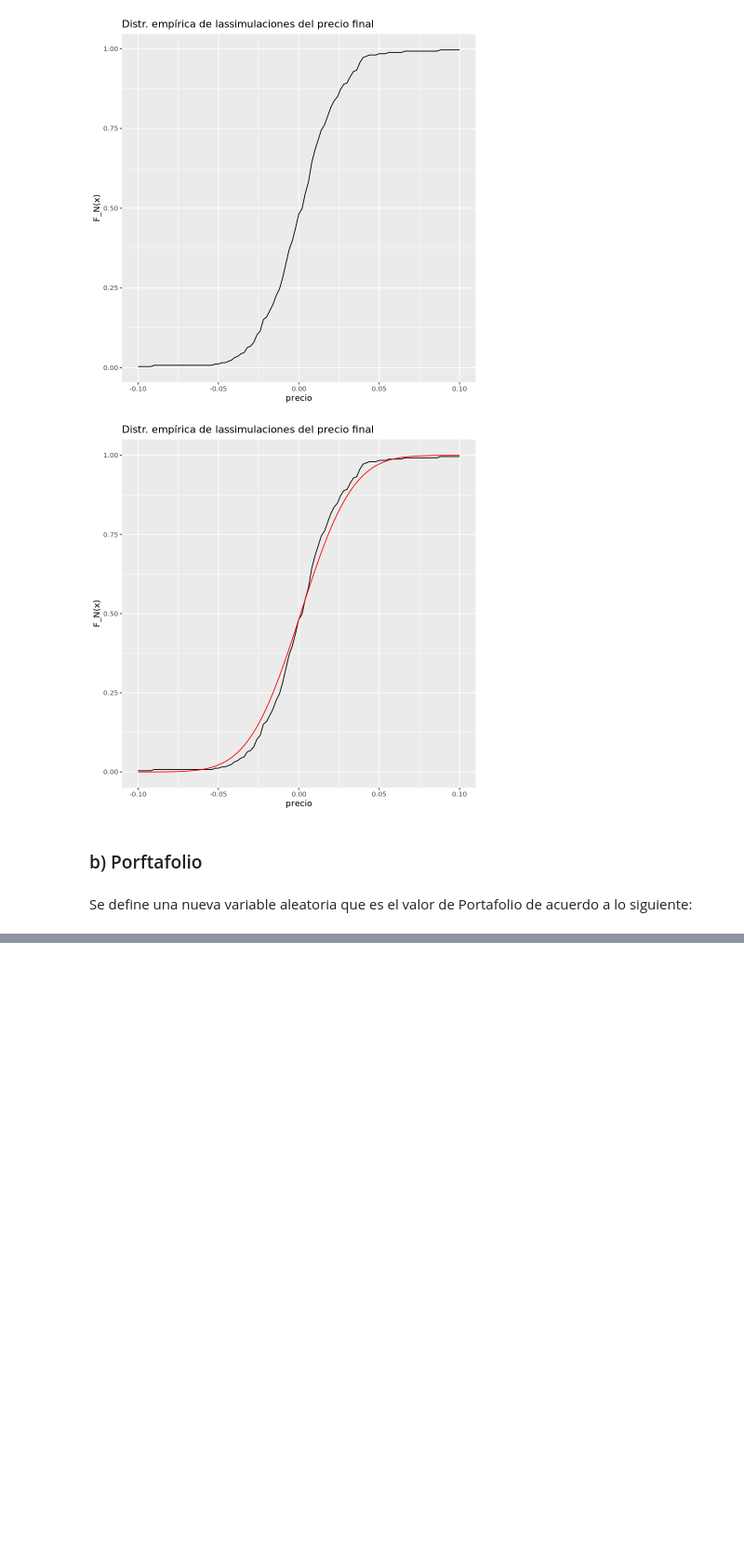
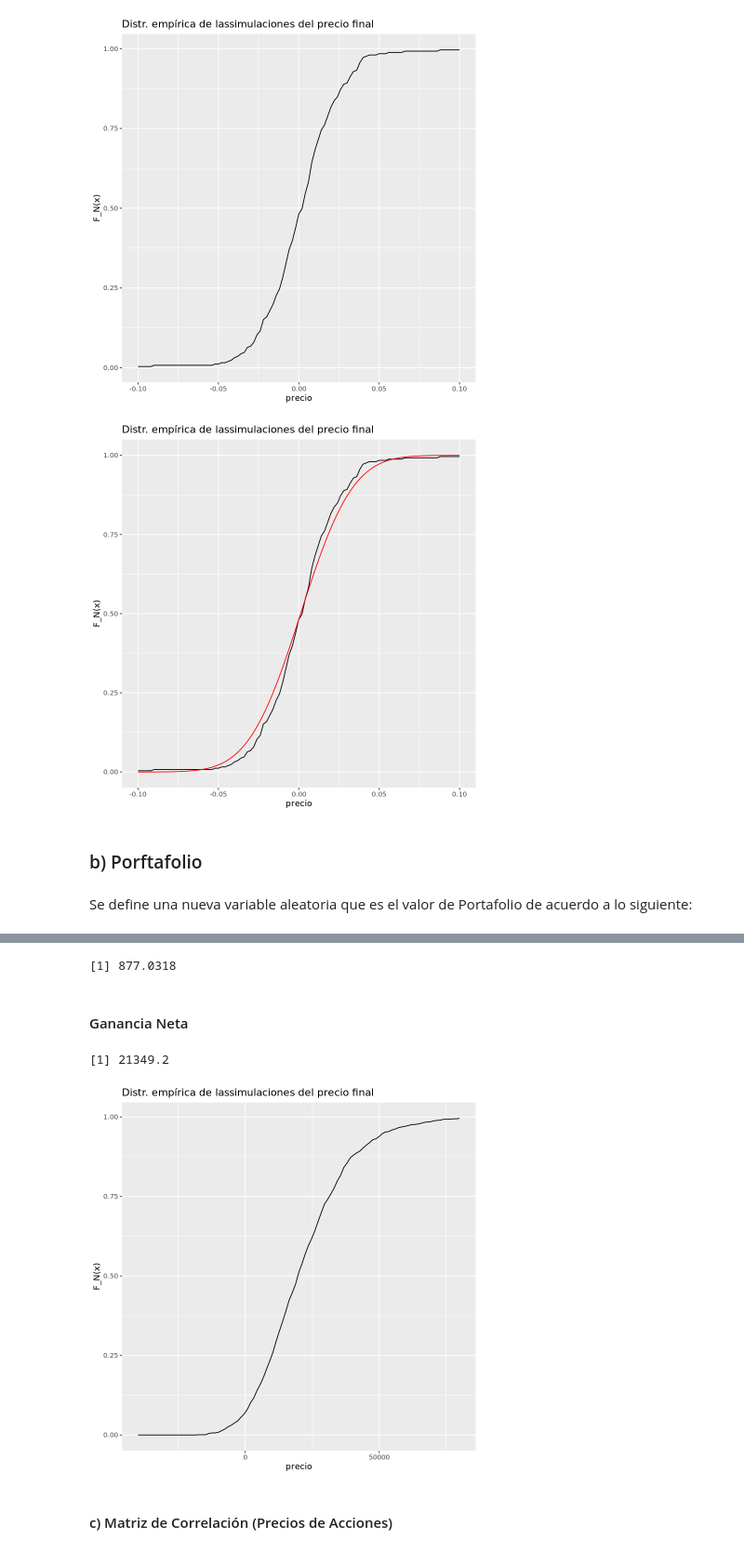
Before and after one commit to cesar-trader/simul_tarea2, a Jupyter notebook: tarea3pregunta1.ipynb, the cells around one changed output, grey strips where cells are left out. Shown at 93% size. Saved outputs shown, nothing was run; the diff lists cells and outputs as text; code cells hidden in the pictures; blank space fills up the shorter version.

```diff
--- a/tarea3pregunta1.ipynb
+++ b/tarea3pregunta1.ipynb
@@ -410,0 +415,17 @@ Portafolio = 120*PTA+300*PTB+200*PTC+150*PTD
+# %%
+N = 1400
+T = 180
+P0A=46.57
+P0B=52.89
+P0C=125.53
+P0D=94.1
+log_cambio_A = (drift_A-sd_A^2/2)*T + sd_A*sqrt(T)*rnorm(N,0,1)
+PTA = P0A*exp(log_cambio_A)
+log_cambio_B = (drift_B-sd_B^2/2)*T + sd_B*sqrt(T)*rnorm(N,0,1)
+PTB = P0B*exp(log_cambio_B)
+log_cambio_C = (drift_C-sd_C^2/2)*T + sd_C*sqrt(T)*rnorm(N,0,1)
+PTC = P0C*exp(log_cambio_C)
+log_cambio_D = (drift_D-sd_D^2/2)*T + sd_D*sqrt(T)*rnorm(N,0,1)
+PTD = P0D*exp(log_cambio_C)
+# %%
+Portafolio_fin=120*PTA+300*PTB+200*PTC+150*PTD
@@ -410,0 +437,27 @@ Portafolio = 120*PTA+300*PTB+200*PTC+150*PTD
+# %%
+Margen_Error = 1.96*sd(Portafolio_fin)/sqrt(N)
+Margen_Error
+# %% [output]
+[1] 877.0318
+# %% [markdown]
+#### Ganancia Neta
+# %%
+r=0.03 #tasa de interés anual
+T=0.5 #(180 días, medio año)
+Portafolio_0=120*46.57+300*52.89+200*125.53+150*94.1
+# %%
+GN = Portafolio_fin - Portafolio_0*exp(r*T)*rep(1,N)
+# %%
+mean(GN)
+# %% [output]
+[1] 21349.2
+# %%
+plot_port = ggplot(data.frame(GN),aes(GN))+geom_function(fun=ecdf(GN))+
+         xlim(-40000,80000)+
+         labs(x="precio",y="F_N(x)",
+              title=paste0("Distr. empírica de lassimulaciones del precio final"))
+plot_port
+# %% [output]
+[figure, added]
+# %% [markdown]
+#### c) Matriz de Correlación (Precios de Acciones)
```
Also changed, not shown: parts of 23 cells of this notebook.
